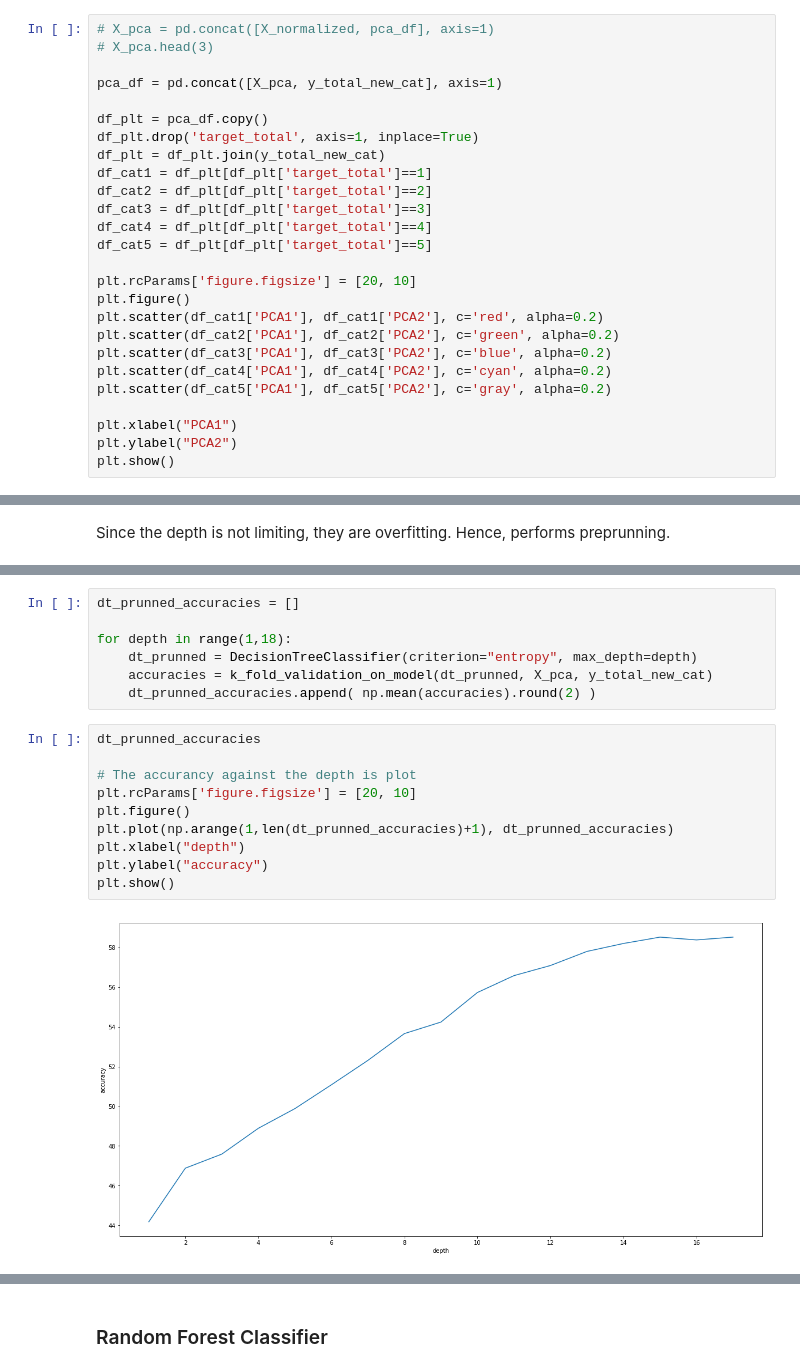
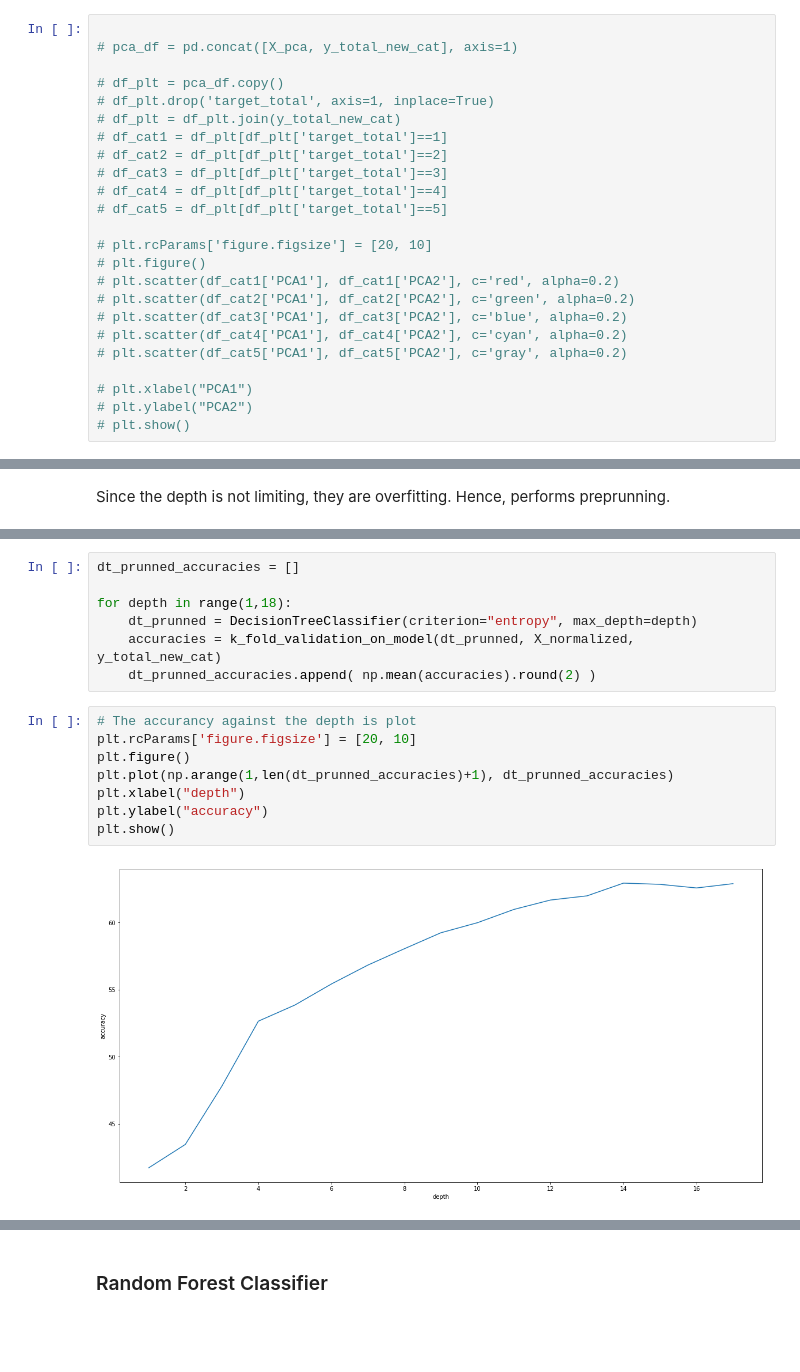
Before and after one commit to khaled9910070/ML_Assignment2, a Jupyter notebook: Energy Usage Prediction.ipynb, the cells around one changed output, grey strips where cells are left out. Saved outputs shown, nothing was run; the diff lists cells and outputs as text; blank space fills up the shorter version.

```diff
--- a/Energy Usage Prediction.ipynb
+++ b/Energy Usage Prediction.ipynb
@@ -329,26 +347,24 @@ X_pca.columns = ['PCA1', 'PCA2', 'PCA3', 'PCA4', 'PCA5', 'PCA6', 'PCA7', 'PCA8',
 # %%
-# X_pca = pd.concat([X_normalized, pca_df], axis=1)
-# X_pca.head(3)
 
-pca_df = pd.concat([X_pca, y_total_new_cat], axis=1)
+# pca_df = pd.concat([X_pca, y_total_new_cat], axis=1)
 
-df_plt = pca_df.copy()
-df_plt.drop('target_total', axis=1, inplace=True)
-df_plt = df_plt.join(y_total_new_cat)
-df_cat1 = df_plt[df_plt['target_total']==1]
-df_cat2 = df_plt[df_plt['target_total']==2]
-df_cat3 = df_plt[df_plt['target_total']==3]
-df_cat4 = df_plt[df_plt['target_total']==4]
-df_cat5 = df_plt[df_plt['target_total']==5]
+# df_plt = pca_df.copy()
+# df_plt.drop('target_total', axis=1, inplace=True)
+# df_plt = df_plt.join(y_total_new_cat)
+# df_cat1 = df_plt[df_plt['target_total']==1]
+# df_cat2 = df_plt[df_plt['target_total']==2]
+# df_cat3 = df_plt[df_plt['target_total']==3]
+# df_cat4 = df_plt[df_plt['target_total']==4]
+# df_cat5 = df_plt[df_plt['target_total']==5]
 
-plt.rcParams['figure.figsize'] = [20, 10]
-plt.figure()
-plt.scatter(df_cat1['PCA1'], df_cat1['PCA2'], c='red', alpha=0.2)
-plt.scatter(df_cat2['PCA1'], df_cat2['PCA2'], c='green', alpha=0.2)
-plt.scatter(df_cat3['PCA1'], df_cat3['PCA2'], c='blue', alpha=0.2)
-plt.scatter(df_cat4['PCA1'], df_cat4['PCA2'], c='cyan', alpha=0.2)
-plt.scatter(df_cat5['PCA1'], df_cat5['PCA2'], c='gray', alpha=0.2)
+# plt.rcParams['figure.figsize'] = [20, 10]
+# plt.figure()
+# plt.scatter(df_cat1['PCA1'], df_cat1['PCA2'], c='red', alpha=0.2)
+# plt.scatter(df_cat2['PCA1'], df_cat2['PCA2'], c='green', alpha=0.2)
+# plt.scatter(df_cat3['PCA1'], df_cat3['PCA2'], c='blue', alpha=0.2)
+# plt.scatter(df_cat4['PCA1'], df_cat4['PCA2'], c='cyan', alpha=0.2)
+# plt.scatter(df_cat5['PCA1'], df_cat5['PCA2'], c='gray', alpha=0.2)
 
-plt.xlabel("PCA1")
-plt.ylabel("PCA2")
-plt.show()
+# plt.xlabel("PCA1")
+# plt.ylabel("PCA2")
+# plt.show()
@@ -405,17 +419,15 @@ dt_prunned_accuracies = []
 
 for depth in range(1,18):
     dt_prunned = DecisionTreeClassifier(criterion="entropy", max_depth=depth)
-    accuracies = k_fold_validation_on_model(dt_prunned, X_pca, y_total_new_cat)
+    accuracies = k_fold_validation_on_model(dt_prunned, X_normalized, y_total_new_cat)
     dt_prunned_accuracies.append( np.mean(accuracies).round(2) )
 # %%
-dt_prunned_accuracies
-
 # The accurancy against the depth is plot
 plt.rcParams['figure.figsize'] = [20, 10]
 plt.figure()
 plt.plot(np.arange(1,len(dt_prunned_accuracies)+1), dt_prunned_accuracies)
 plt.xlabel("depth")
 plt.ylabel("accuracy")
 plt.show()
 # %% [output]
-[figure, old version]
+[figure, new version]
```
Also changed, not shown: parts of 37 cells of this notebook.
